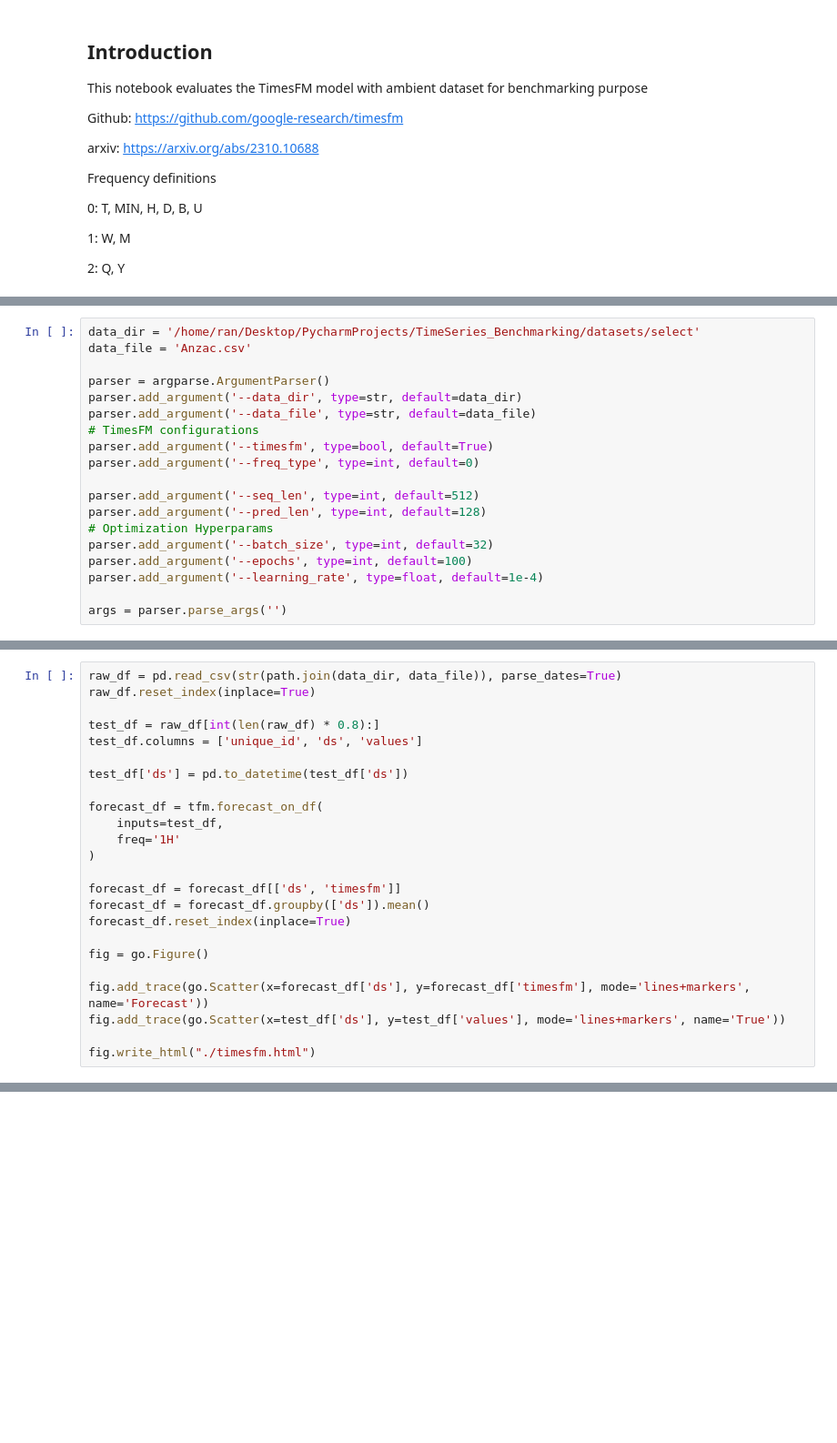
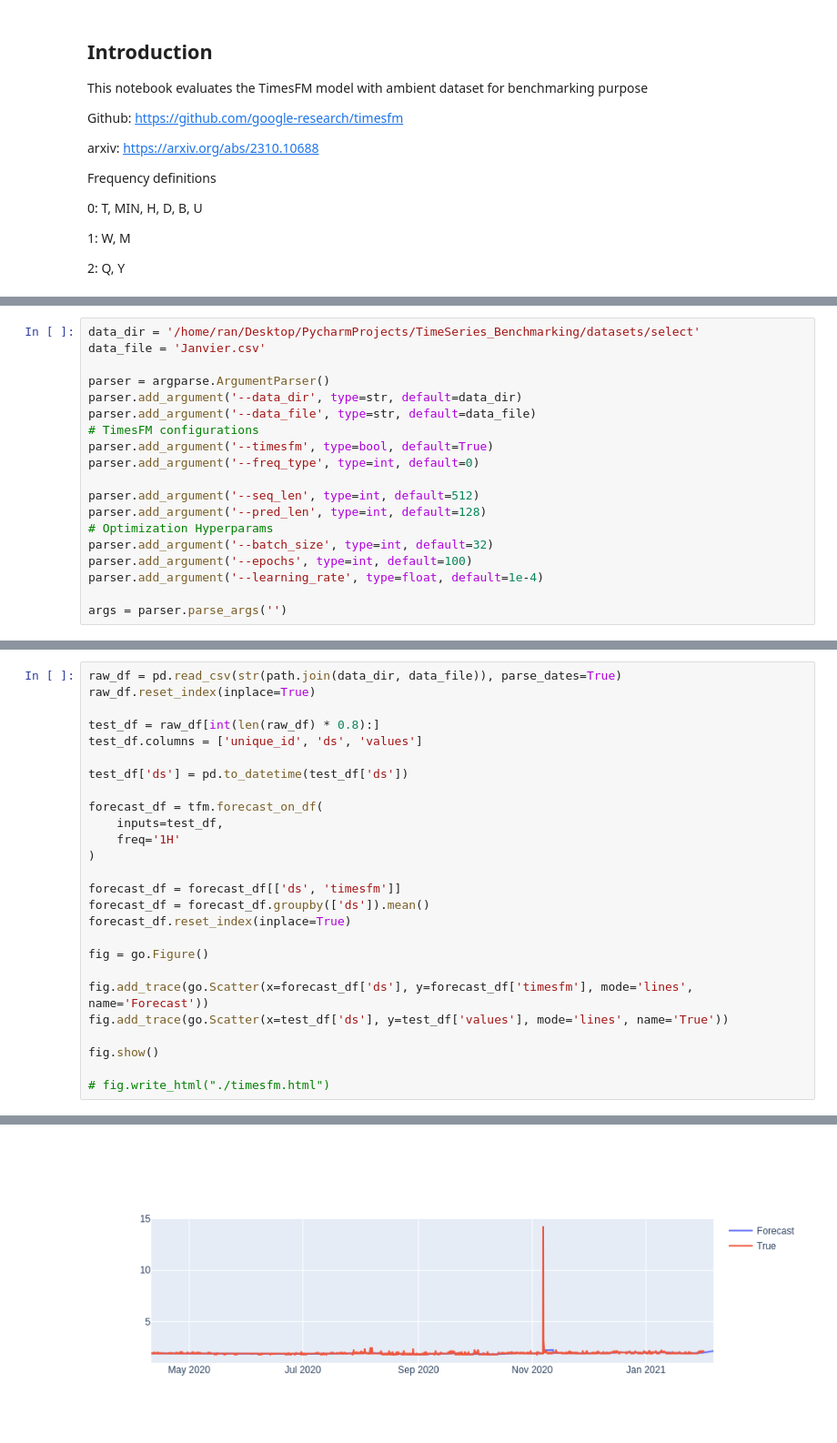
Before and after one commit to ranluo87/TimeSeries_Benchmarking, a Jupyter notebook: exp/timesfm_exp.ipynb, the cells around one changed output, grey strips where cells are left out. Shown at 91% size. Saved outputs shown, nothing was run; the diff lists cells and outputs as text; blank space fills up the shorter version.

```diff
--- a/exp/timesfm_exp.ipynb
+++ b/exp/timesfm_exp.ipynb
@@ -50,6 +40,6 @@ True
 # %%
 data_dir = '/home/ran/Desktop/PycharmProjects/TimeSeries_Benchmarking/datasets/select'
-data_file = 'Anzac.csv'
+data_file = 'Janvier.csv'
 
 parser = argparse.ArgumentParser()
 parser.add_argument('--data_dir', type=str, default=data_dir)
@@ -138,7 +115,10 @@ forecast_df.reset_index(inplace=True)
 
 fig = go.Figure()
 
-fig.add_trace(go.Scatter(x=forecast_df['ds'], y=forecast_df['timesfm'], mode='lines+markers', name='Forecast'))
-fig.add_trace(go.Scatter(x=test_df['ds'], y=test_df['values'], mode='lines+markers', name='True'))
+fig.add_trace(go.Scatter(x=forecast_df['ds'], y=forecast_df['timesfm'], mode='lines', name='Forecast'))
+fig.add_trace(go.Scatter(x=test_df['ds'], y=test_df['values'], mode='lines', name='True'))
 
-fig.write_html("./timesfm.html")
+fig.show()
+
+# fig.write_html("./timesfm.html")
+# %% [output]
@@ -144,0 +128 @@ fig.write_html("./timesfm.html")
+[figure, added]
```
Also changed, not shown: parts of 4 cells of this notebook, 13 other files.
